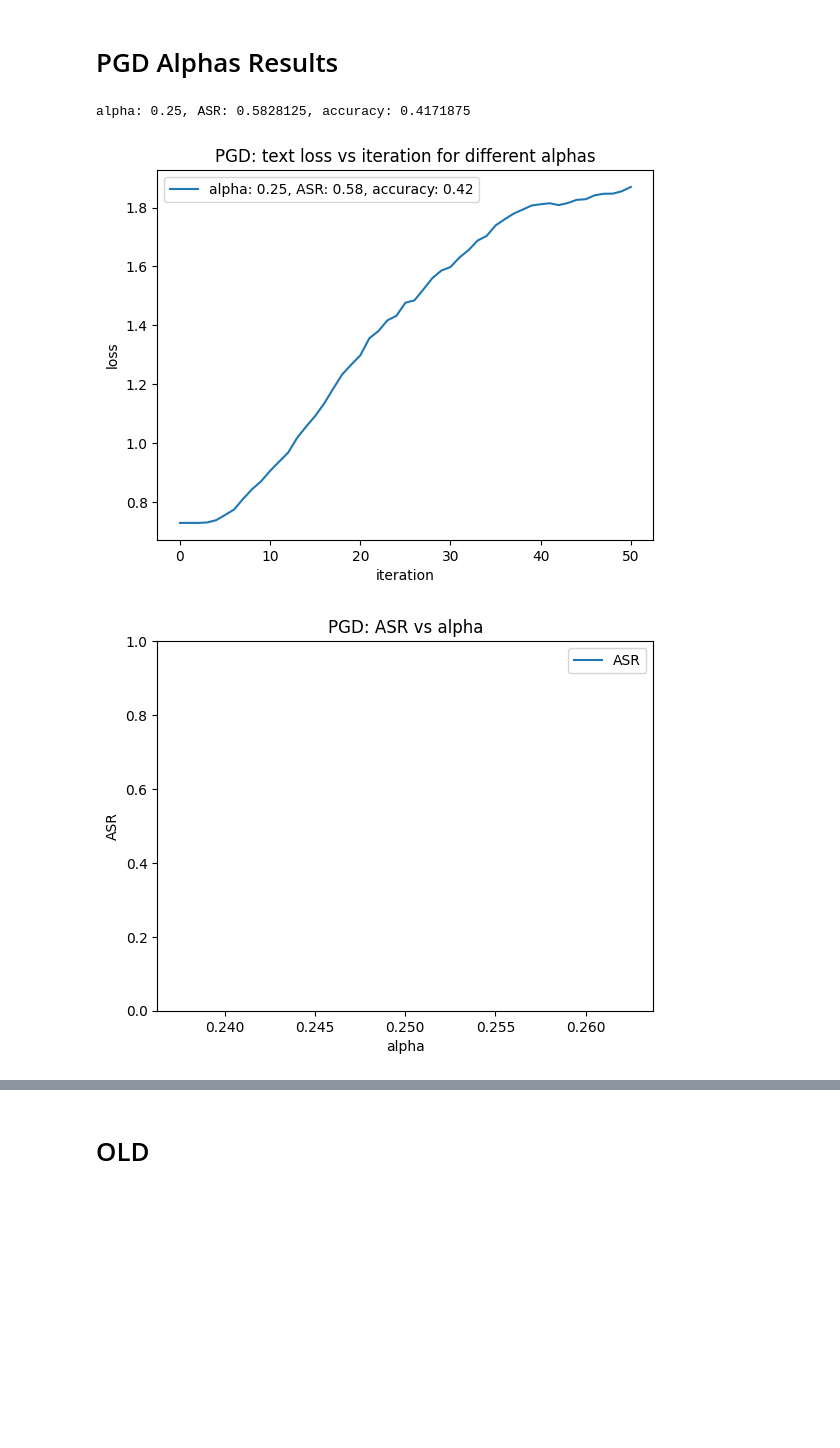
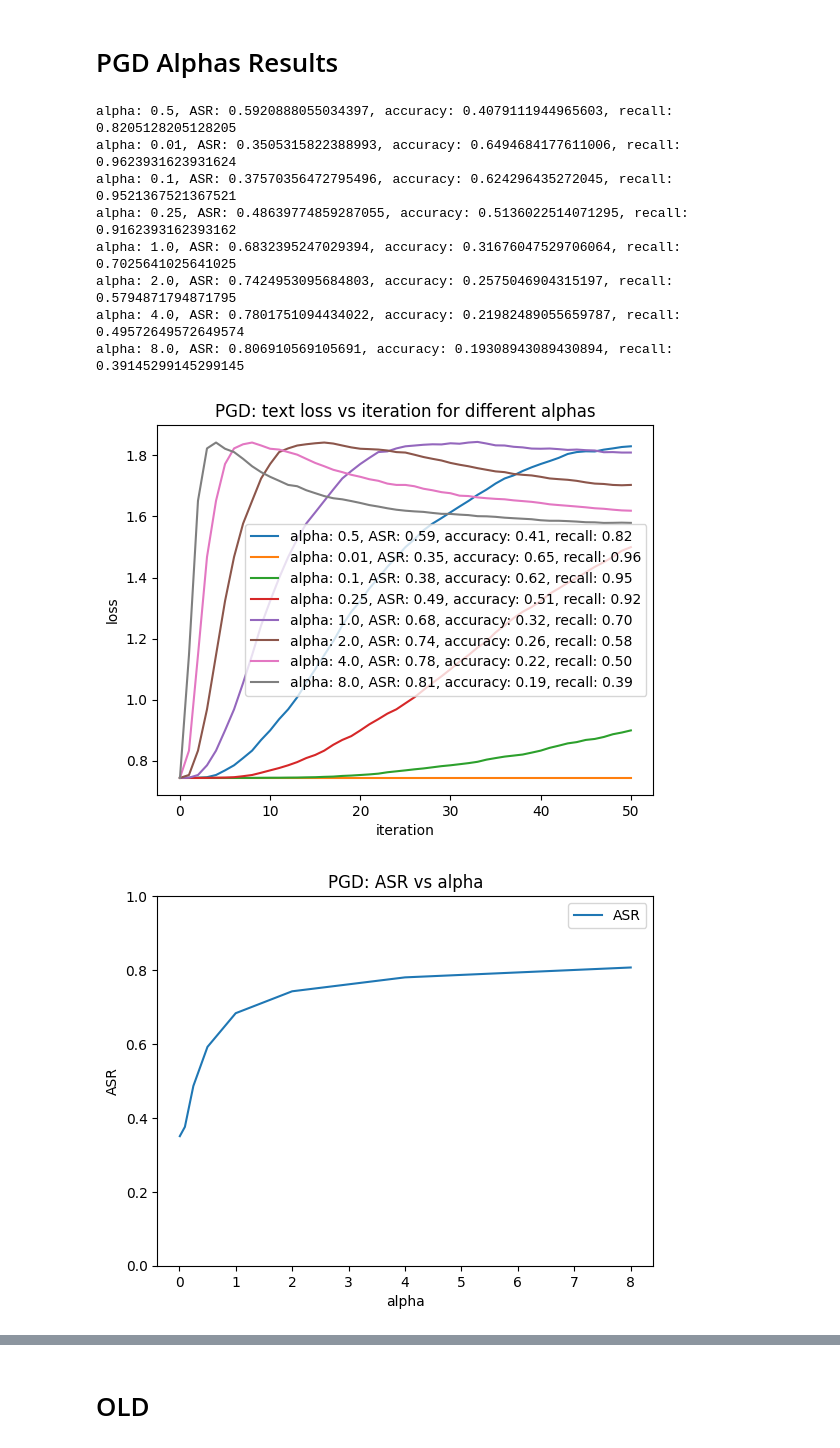
Before and after one commit to xOmer12/adv_attacks_text_classification, a Jupyter notebook: visualizations.ipynb, the cells around one changed output, grey strips where cells are left out. Drawn from its saved outputs; the diff is of its cells as text; code cells hidden in the pictures; blank space fills up the shorter version.

```diff
--- a/visualizations.ipynb
+++ b/visualizations.ipynb
@@ -12,10 +12,12 @@ thresh = 0.5
 # %%
 # load pickled results
 FGSM_results = []
+FGSM_results_files = []
 for result_file in result_files:
     if 'FGSM' in result_file:
         with open(results_path + result_file, 'rb') as f:
             FGSM_results.append(pickle.load(f))
+            FGSM_results_files.append(result_file)
 # %% [markdown]
 ![image.png](attachment:image.png)
 # %%
@@ -62,13 +78,16 @@ plt.show()
 # %%
 # load pickled results
 PGD_results = []
+PGD_results_files = []
 for result_file in result_files:
-    if 'PGD' in result_file:
+    # for now, to filter other proceeding experiments from here
+    if 'PGD' in result_file and len(result_file.split('_')) == 6:
         with open(results_path + result_file, 'rb') as f:
             PGD_results.append(pickle.load(f))
+            PGD_results_files.append(result_file)
 # %%
 alpha_ablation_dict = {}
-for result, result_file in zip(PGD_results, result_files):
+for result, result_file in zip(PGD_results, PGD_results_files):
     alpha = float(result_file.split('_')[4])
     result_raw_metrics = [result[r] for r in result]
     true_labels = [r['true_label'] for r in result_raw_metrics]
@@ -78,43 +97,66 @@ for result, result_file in zip(PGD_results, result_files):
     l_loss = [int(true != pred) for true, pred in zip(true_labels, predicted_labels)]
     ASR = np.mean(l_loss)
     accuracy = accuracy_score(true_labels, predicted_labels)
-    alpha_ablation_dict[alpha] = {'ASR': ASR, 'accuracy': accuracy}
+    recall = recall_score(true_labels, predicted_labels)
+    alpha_ablation_dict[alpha] = {'ASR': ASR, 'accuracy': accuracy, 'recall': recall}
 
-    print(f'alpha: {alpha}, ASR: {ASR}, accuracy: {accuracy}')
+    print(f'alpha: {alpha}, ASR: {ASR}, accuracy: {accuracy}, recall: {recall}')
 
-    loss_lists = np.array([r['loss_list'] for r in result_raw_metrics])
+    try:
+        loss_lists = np.array([r['loss_list'] for r in result_raw_metrics])
+    except:
+        continue
     mean_loss_list = np.mean(loss_lists, axis=0)
     # plot loss vs iterations
-    plt.plot(mean_loss_list, label=f'alpha: {alpha}, ASR: {ASR:.2f}, accuracy: {accuracy:.2f}')
+    plt.plot(mean_loss_list, label=f'alpha: {alpha}, ASR: {ASR:.2f}, accuracy: {accuracy:.2f}, recall: {recall:.2f}')
+PGD_best_results = PGD_results[-1]
 
 plt.xlabel('iteration')
 plt.ylabel('loss')
 plt.title('PGD: text loss vs iteration for different alphas')
 plt.legend()
 plt.show()
 
-# plot ASR
 alpha_ablation_dict = dict(sorted(alpha_ablation_dict.items()))
 alphas = list(alpha_ablation_dict.keys())
 ASRs = [alpha_ablation_dict[a]['ASR'] for a in alphas]
 accuracies = [alpha_ablation_dict[a]['accuracy'] for a in alphas]
+recalls = [alpha_ablation_dict[a]['recall'] for a in alphas]
+
+# plot ASR
 plt.plot(alphas, ASRs, label='ASR')
 plt.xlabel('alpha')
 plt.ylabel('ASR')
 plt.ylim(0, 1)
 plt.title('PGD: ASR vs alpha')
 plt.legend()
 plt.show()
 
 # plot accuracy
 plt.plot(alphas, accuracies, label='accuracy')
 plt.xlabel('alpha')
 plt.ylabel('accuracy')
 plt.ylim(0, 1)
 plt.title('PGD: accuracy vs alpha')
 plt.legend()
 plt.show()
+
+# plot recall
+plt.plot(alphas, recalls, label='recall')
+plt.xlabel('alpha')
+plt.ylabel('recall')
+plt.ylim(0, 1)
+plt.title('PGD: recall vs alpha')
+plt.legend()
+plt.show()
 # %% [output]
-alpha: 0.25, ASR: 0.5828125, accuracy: 0.4171875
+alpha: 0.5, ASR: 0.5920888055034397, accuracy: 0.4079111944965603, recall: 0.8205128205128205
+alpha: 0.01, ASR: 0.3505315822388993, accuracy: 0.6494684177611006, recall: 0.9623931623931624
+alpha: 0.1, ASR: 0.37570356472795496, accuracy: 0.624296435272045, recall: 0.9521367521367521
+alpha: 0.25, ASR: 0.48639774859287055, accuracy: 0.5136022514071295, recall: 0.9162393162393162
+alpha: 1.0, ASR: 0.6832395247029394, accuracy: 0.31676047529706064, recall: 0.7025641025641025
+alpha: 2.0, ASR: 0.7424953095684803, accuracy: 0.2575046904315197, recall: 0.5794871794871795
+alpha: 4.0, ASR: 0.7801751094434022, accuracy: 0.21982489055659787, recall: 0.49572649572649574
+alpha: 8.0, ASR: 0.806910569105691, accuracy: 0.19308943089430894, recall: 0.39145299145299145
-[figure, old version]
+[figure, new version]
-[figure, old version]
+[figure, new version]
```
Also changed, not shown: parts of 11 cells of this notebook, 3 other files.
